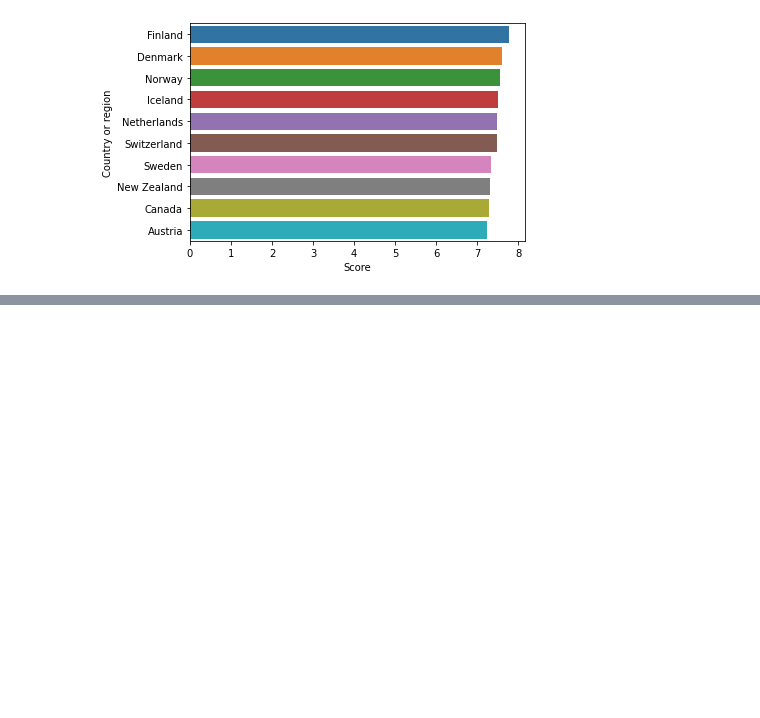
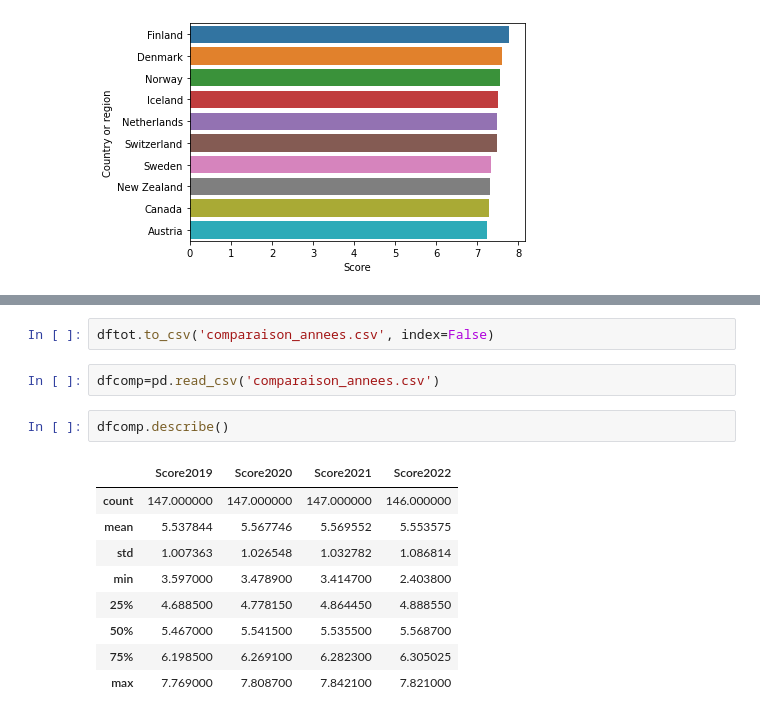
Before and after one commit to bourydamien/Projet_bonheur, a Jupyter notebook: Rapport_bonheur.ipynb, the cells around one changed output, grey strips where cells are left out. Saved outputs shown, nothing was run; the diff lists cells and outputs as text; blank space fills up the shorter version.

```diff
--- a/Rapport_bonheur.ipynb
+++ b/Rapport_bonheur.ipynb
@@ -135,0 +145,16 @@ p
+# %%
+dftot.to_csv('comparaison_annees.csv', index=False)
+# %%
+dfcomp=pd.read_csv('comparaison_annees.csv')
+# %%
+dfcomp.describe()
+# %% [output]
+|  | Score2019 | Score2020 | Score2021 | Score2022 |
+| count | 147.000000 | 147.000000 | 147.000000 | 146.000000 |
+| mean | 5.537844 | 5.567746 | 5.569552 | 5.553575 |
+| std | 1.007363 | 1.026548 | 1.032782 | 1.086814 |
+| min | 3.597000 | 3.478900 | 3.414700 | 2.403800 |
+| 25% | 4.688500 | 4.778150 | 4.864450 | 4.888550 |
+| 50% | 5.467000 | 5.541500 | 5.535500 | 5.568700 |
+| 75% | 6.198500 | 6.269100 | 6.282300 | 6.305025 |
+| max | 7.769000 | 7.808700 | 7.842100 | 7.821000 |
```
Also changed, not shown: parts of 26 cells of this notebook, 5 other files.
